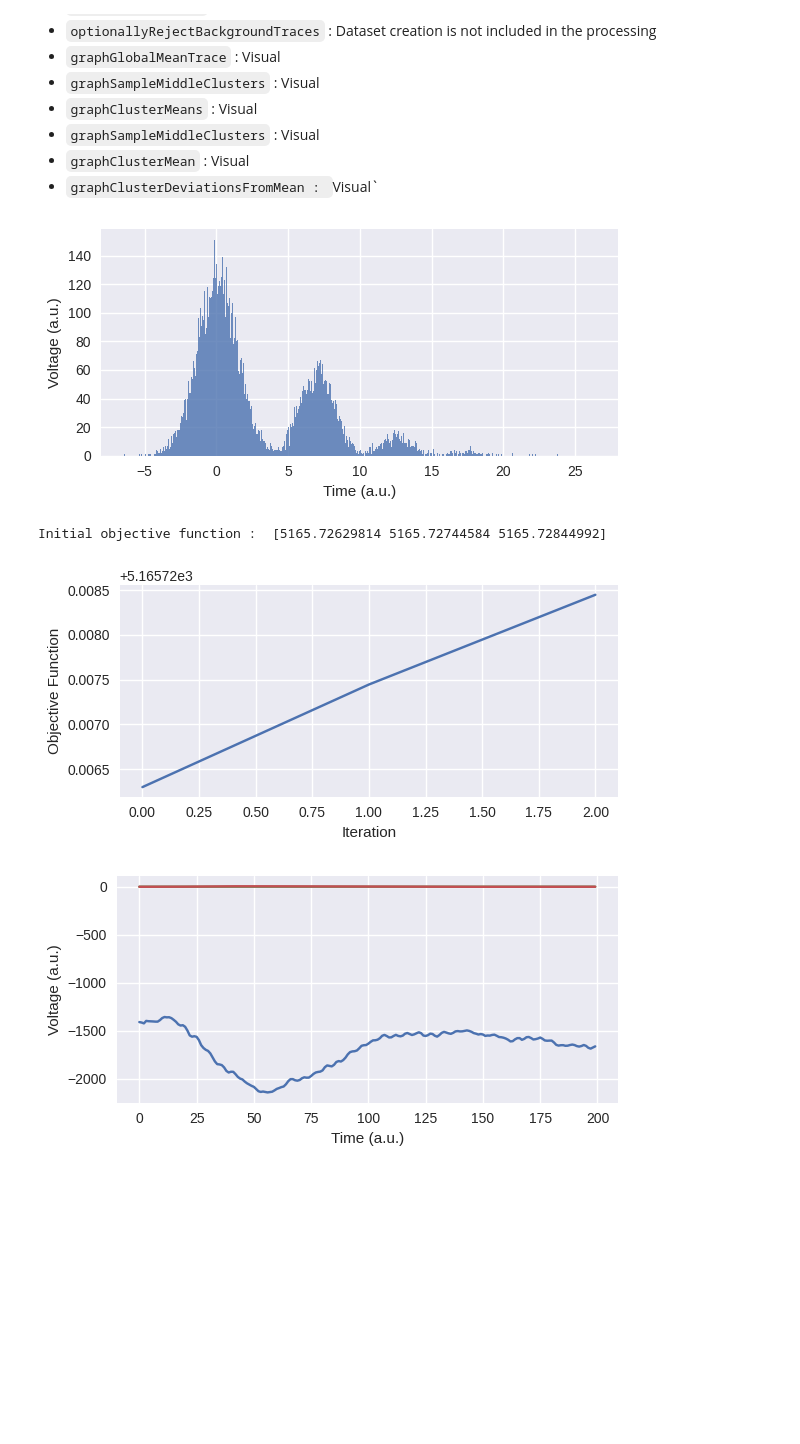
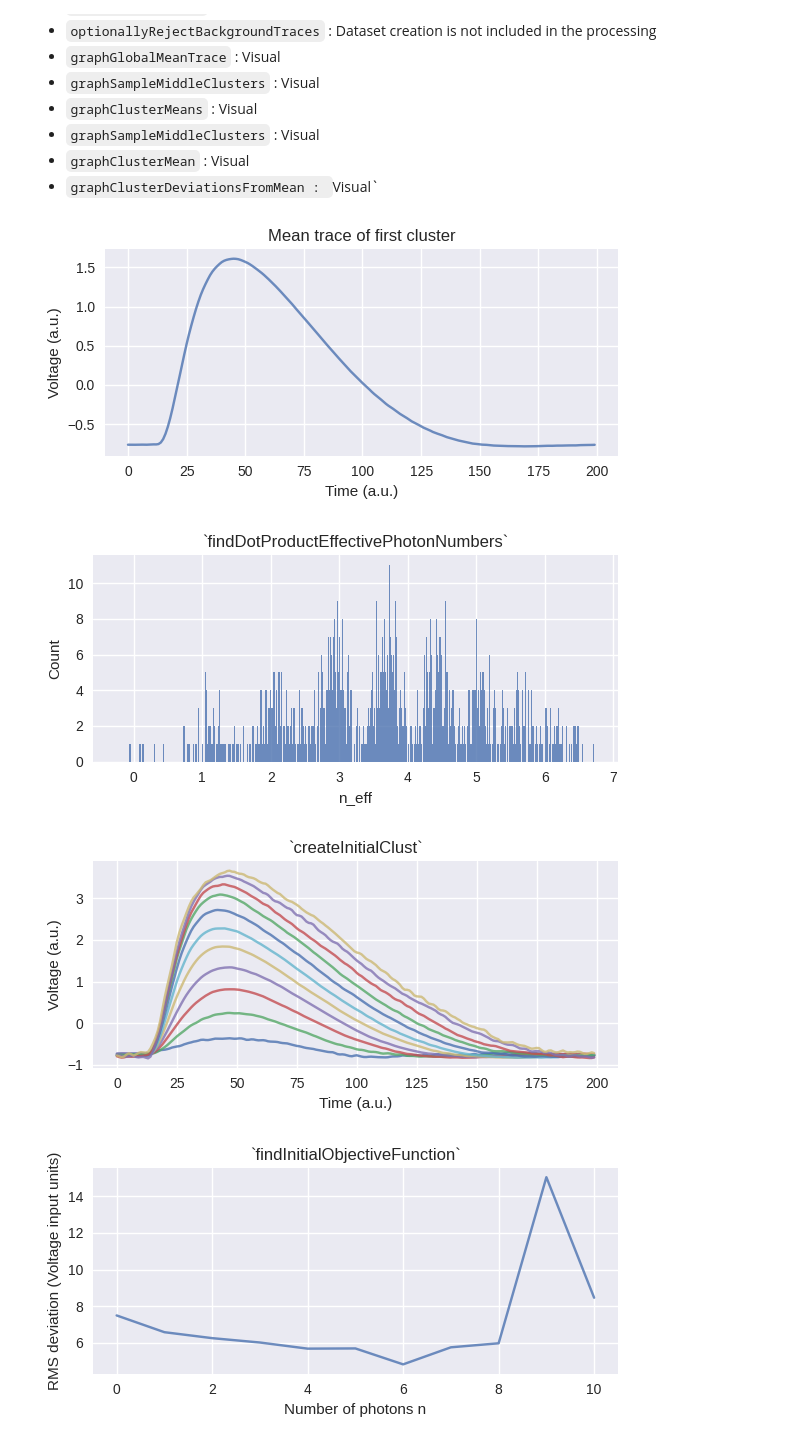
Before and after one commit to polyquantique/Poisson-Inspired-Kmeans, a Jupyter notebook: dev_PIKA.ipynb, the cells around one changed output. Saved outputs shown, nothing was run; the diff lists cells and outputs as text; code cells hidden in the pictures; blank space fills up the shorter version.

```diff
--- a/dev_PIKA.ipynb
+++ b/dev_PIKA.ipynb
@@ -10,16 +10,18 @@ from sklearn.cluster import KMeans
 
 PATH_DATA = 'data'
 # %%
-files_ = ['traces_attn_31dB.csv']
+files_ = ['traces_attn_21dB.csv']#,
+        #   'traces_attn_31dB.csv']
+
 data = []
 for i in files_:
     data_ =  pl.read_csv(rf'{PATH_DATA}/{i}', has_header=False, separator=",").to_numpy()
     mean_it = data_[:,:10].mean()
-    data.append((data_[:,::3] - mean_it))
+    data.append((data_[:,::3].reshape(1,-1,200) - mean_it))
 
 data = np.concatenate(data, axis=0)
-data_train = data[::2]
-data_test = data[1::2]
+data_train = data[:,::2]
+data_test = data[:,1::2]
 mean_ = data_train.mean()
 std_ = data_train.std()
 data_train  = (data_train - mean_) / std_
@@ -751,17 +737,19 @@ class PIKA:
 # %%
 pk = PIKA(
-   nCool = 10,
-   nGreedy = 100,
-   nSigma = 2.,
+   nCool = 50,
+   nGreedy = 10,
+   tAnneal = 1,
+   coolConst = 1,
+   nSigma = 3.,
    verbose = True
 )
 
 pk.fit(
-   data = data_train[np.newaxis, :10_000, :],
-   nPhotonAvgList = [0.5],
+   data = data_train[:, :1_000, :],
+   nPhotonAvgList = [3.7],
 )
 # %% [output]
-[figure, old version]
+[figure, new version]
-Initial objective function :  [5165.72629814 5165.72744584 5165.72844992]
-[figure, old version]
+[figure, new version]
-[figure, old version]
+[figure, new version]
+[figure, added]
```
Also changed, not shown: parts of 4 cells of this notebook, 4 other files.
